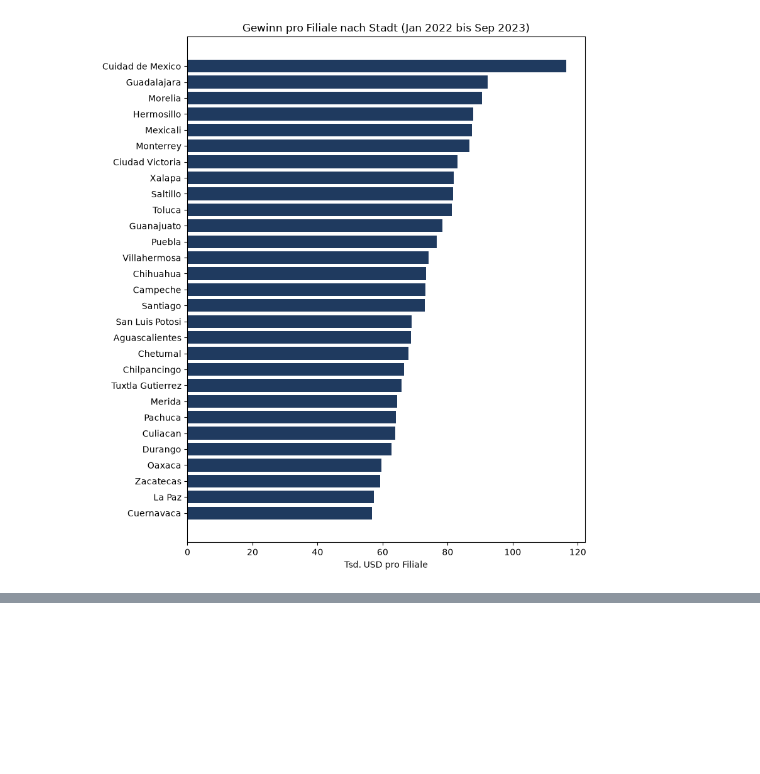
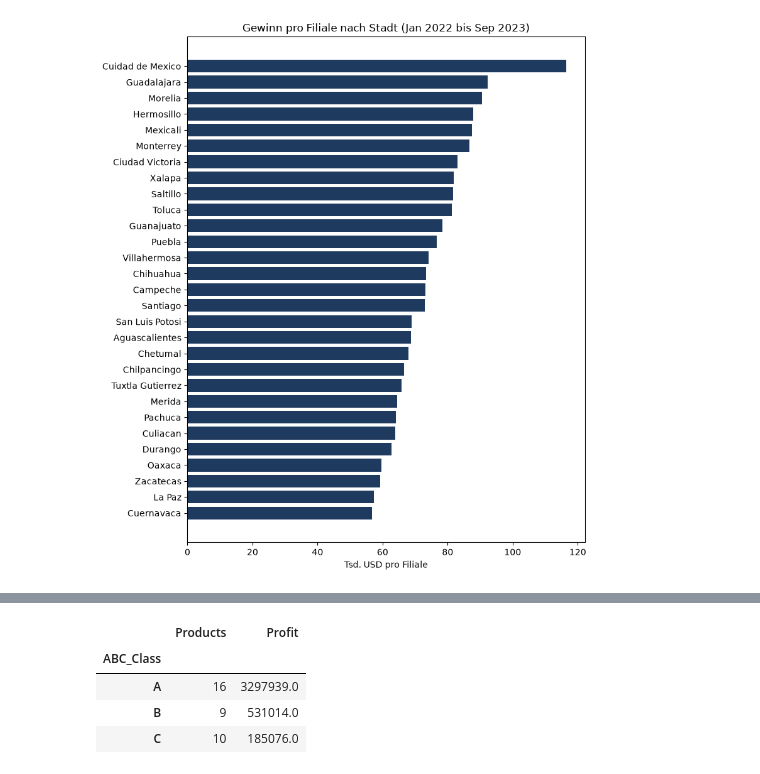
Before and after one commit to chrishorvath8595/maven_toys_profitability, a Jupyter notebook: notebooks/03_daten_analysieren.ipynb, the cells around one changed output, grey strips where cells are left out. Cells and saved outputs as stored; diff of their text form; code cells hidden in the pictures; blank space fills up the shorter version.

```diff
--- a/notebooks/03_daten_analysieren.ipynb
+++ b/notebooks/03_daten_analysieren.ipynb
@@ -407,0 +446,11 @@ plt.show()
+# %%
+product_profit.groupby("ABC_Class", observed=True).agg(
+    Products=("Product_Name", "count"),
+    Profit=("Profit", "sum"),
+)
+# %% [output]
+|  | Products | Profit |
+| ABC_Class |  |  |
+| A | 16 | 3297939.0 |
+| B | 9 | 531014.0 |
+| C | 10 | 185076.0 |
```
Also changed, not shown: parts of 6 cells of this notebook.
